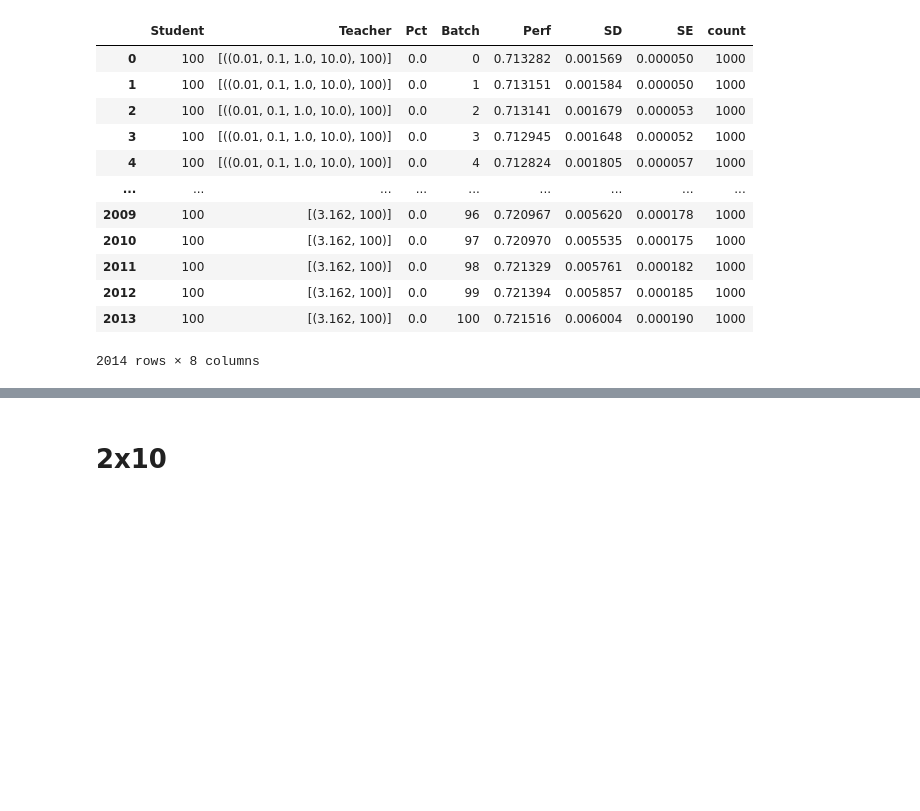
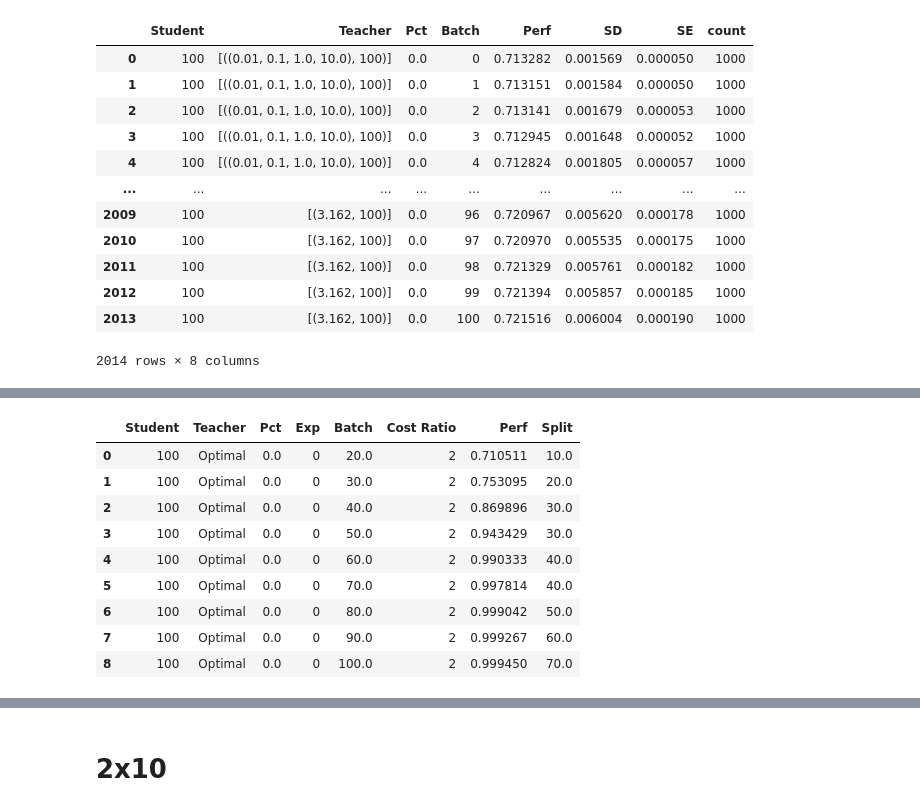
Before and after one commit to saumikn/gymnasium-test, a Jupyter notebook: tree.ipynb, the cells around one changed output, grey strips where cells are left out. Saved outputs shown, nothing was run; the diff lists cells and outputs as text; code cells hidden in the pictures; blank space fills up the shorter version.

```diff
--- a/tree.ipynb
+++ b/tree.ipynb
@@ -638,9 +646,9 @@ def eval_three(k):
             perf = df[df.Teacher==teacher].Perf.mean()
             perfs.append((perf, teacher))
         perfs = sorted(perfs)
-        print(i*10, perfs[-1])
-        df2_opt.append([100, 'optimal', 0, 0, i*10, perfs[-1][0]])
-    df2_opt = pd.DataFrame(df2_opt, columns=['Student','Teacher','Pct','Exp','Batch','Perf'])
+        # print(i*10, perfs[-1])
+        df2_opt.append([100, 'optimal', 0, 0, i*10, perfs[-1][0], eval(perfs[-1][1])[0][1]//k])
+    df2_opt = pd.DataFrame(df2_opt, columns=['Student','Teacher','Pct','Exp','Batch','Perf','Split'])
 
     df2_algo = []
     algo = [10, 10]
@@ -652,13 +660,14 @@ def eval_three(k):
 
         perf = np.array([df[df.Teacher==t0].Perf.mean(), df[df.Teacher==t1].Perf.mean()])
         algo[perf.argmax()] += 10
-        print(np.sum(algo), algo)
-        df2_algo.append([100, 'algo', 0, 0, np.sum(algo), perf.max()])
-    df2_algo = pd.DataFrame(df2_algo, columns=['Student','Teacher','Pct','Exp','Batch','Perf'])
+        # print(np.sum(algo), algo)
+        df2_algo.append([100, 'algo', 0, 0, np.sum(algo), perf.max(), algo[0]])
+    df2_algo = pd.DataFrame(df2_algo, columns=['Student','Teacher','Pct','Exp','Batch','Perf','Split'])
 
     subs[f'three{k}'] = [str([(0.1, i*k), (0.01, i)]) for i in range(1, nb//2+1)]
     df2_1 = df[df.Teacher.isin(subs[f'three{k}'])].copy()
     df2_1['Teacher'] = 'split'
+    df2_1['Batch'] = df2_1.Batch * 2 / (k+1)
     df2_2 = df[df.Teacher == f'[(0.01, {nb})]']
     df2_3 = df[df.Teacher == f'[(0.1, {nb*3})]'].copy()
     df2_3['Batch'] = df2_3['Batch'] / k
@@ -755,0 +718,4 @@ df2[df2.Teacher=='algo']
+# %%
+df2.loc[df2.Teacher=='50% Low', 'Split'] = 50
+df2.loc[df2.Teacher=='100% Low', 'Split'] = 100
+df2.loc[df2.Teacher=='0% Low', 'Split'] = 0
@@ -755,0 +784,15 @@ df2[df2.Teacher=='algo']
+# %%
+df3 = df2[(df2.Batch % 10 == 0) & (df2.Batch>=20) & (df2['Cost Ratio']==2)]
+# %%
+df3[df3.Teacher=='Optimal'].sort_values('Batch')
+# %% [output]
+|  | Student | Teacher | Pct | Exp | Batch | Cost Ratio | Perf | Split |
+| 0 | 100 | Optimal | 0.0 | 0 | 20.0 | 2 | 0.710511 | 10.0 |
+| 1 | 100 | Optimal | 0.0 | 0 | 30.0 | 2 | 0.753095 | 20.0 |
+| 2 | 100 | Optimal | 0.0 | 0 | 40.0 | 2 | 0.869896 | 30.0 |
+| 3 | 100 | Optimal | 0.0 | 0 | 50.0 | 2 | 0.943429 | 30.0 |
+| 4 | 100 | Optimal | 0.0 | 0 | 60.0 | 2 | 0.990333 | 40.0 |
+| 5 | 100 | Optimal | 0.0 | 0 | 70.0 | 2 | 0.997814 | 40.0 |
+| 6 | 100 | Optimal | 0.0 | 0 | 80.0 | 2 | 0.999042 | 50.0 |
+| 7 | 100 | Optimal | 0.0 | 0 | 90.0 | 2 | 0.999267 | 60.0 |
+| 8 | 100 | Optimal | 0.0 | 0 | 100.0 | 2 | 0.999450 | 70.0 |
```
Also changed, not shown: parts of 13 cells of this notebook, 1 other file.
